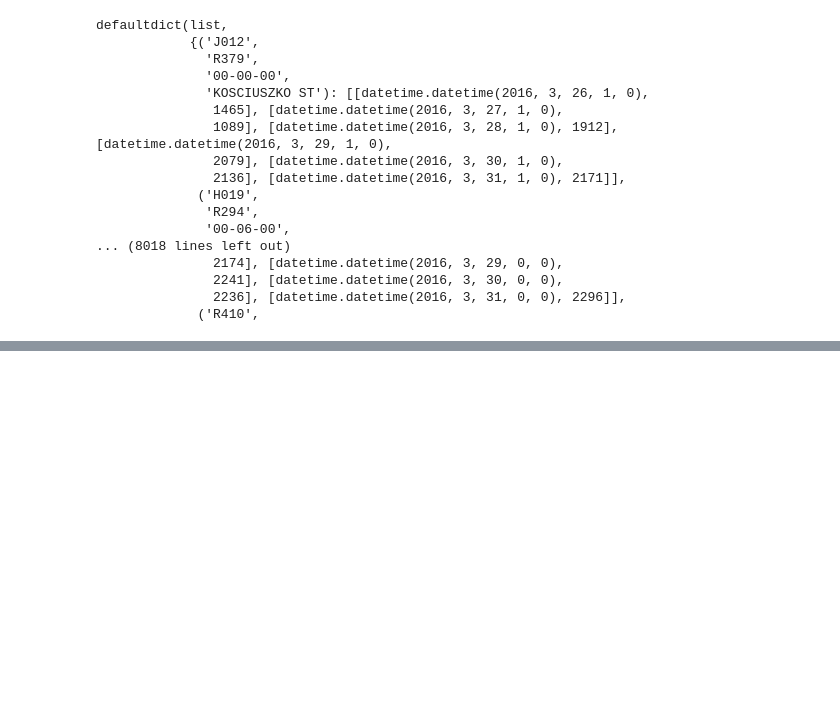
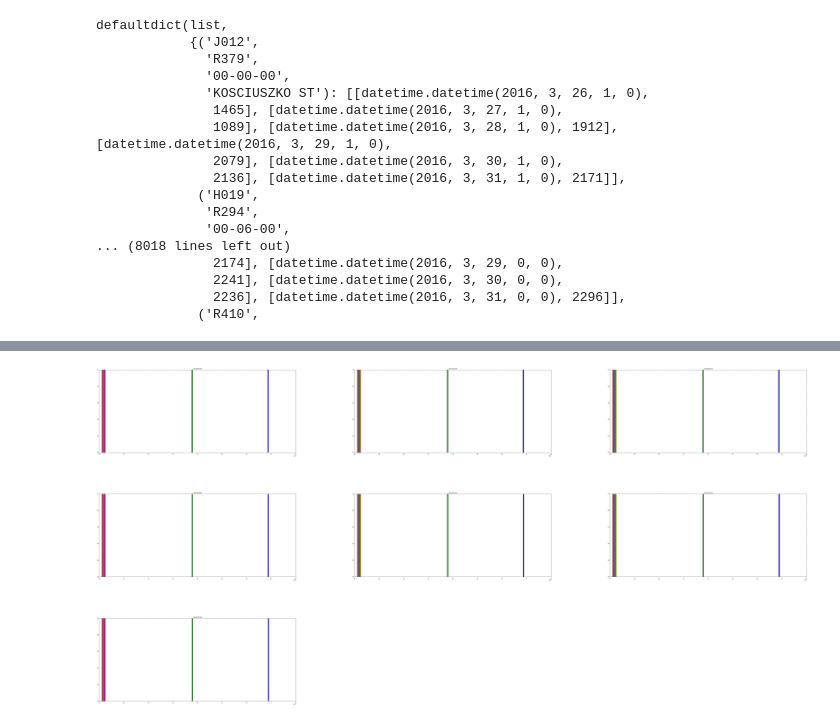
Before and after one commit to jgondin/benson_team_awesome, a Jupyter notebook: benson_project_anny.ipynb, the cells around one changed output, grey strips where cells are left out. Drawn from its saved outputs; the diff is of its cells as text; code cells hidden in the pictures; blank space fills up the shorter version.

```diff
--- a/benson_project_anny.ipynb
+++ b/benson_project_anny.ipynb
@@ -193,0 +218,6 @@ data_reset
+# %%
+for r in range(data_reset.shape[0]):
+    if data_reset.ix[r,'WEEKDAY'] =='Weekday':
+        data_reset.ix[r,'dTOTALACTUAL'] = data_reset.ix[r, 'dTOTAL']/(5)
+    else:
+        data_reset.ix[r,'dTOTALACTUAL'] = data_reset.ix[r, 'dTOTAL']/(2)
@@ -197,3 +248,6 @@ import matplotlib.pyplot as plt
 %matplotlib inline
 # %%
 #data_reset[data_reset.STATION=='WORLD TRADE CTR'].dTOTAL.plot(kind='bar');
+data_reset[data_reset.STATION=='WORLD TRADE CTR'].hist(by = data_reset.DATE, bins = 25, figsize = (100,50));
+# %% [output]
+[figure, added]
```
Also changed, not shown: parts of 11 cells of this notebook, 11 other files.
